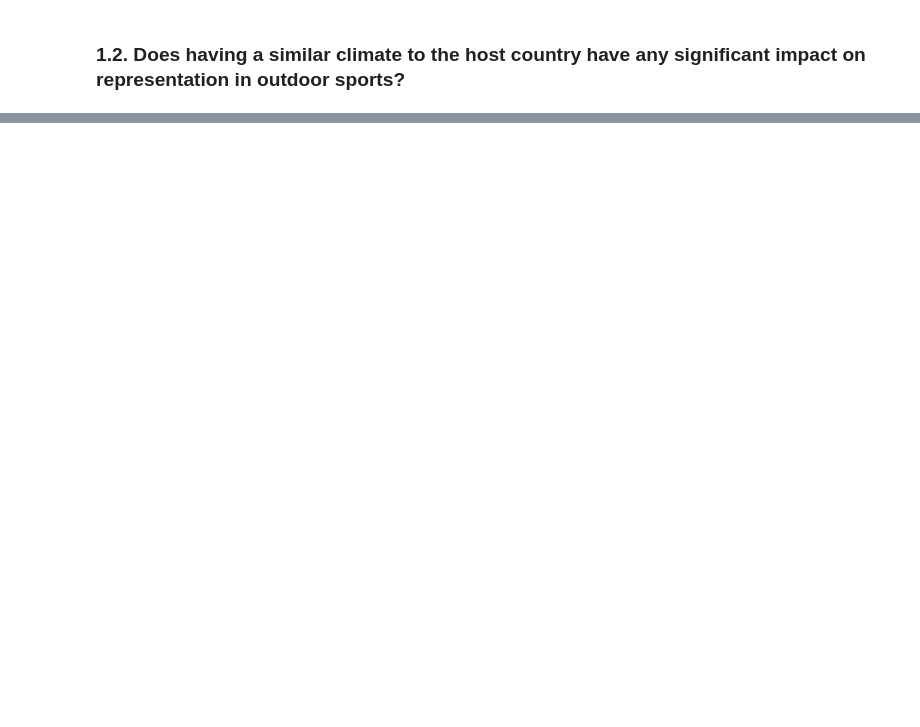
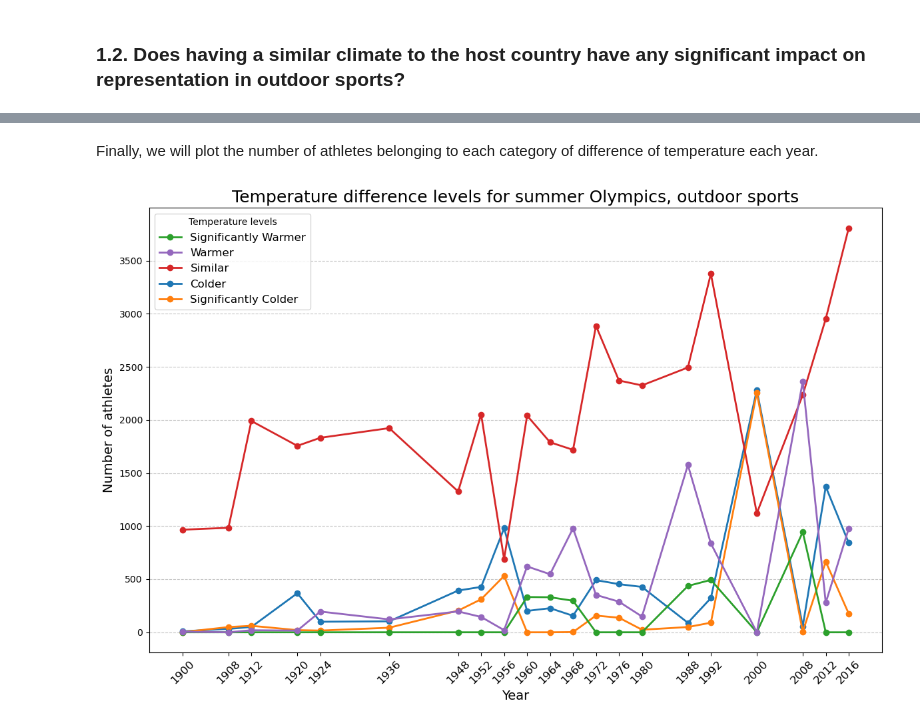
Before and after one commit to steve101q/DataWrangling, a Jupyter notebook: Olympics.ipynb, the cells around one changed output, grey strips where cells are left out. Drawn from its saved outputs; the diff is of its cells as text; code cells hidden in the pictures; blank space fills up the shorter version.

```diff
--- a/Olympics.ipynb
+++ b/Olympics.ipynb
@@ -112,0 +347,2 @@ As we can see, for both teams it is true that when the Olympic Games where hoste
+# %%
+df['Origin_Country'] = df['NOC'].map(noc_regions.set_index('NOC')['region'])
@@ -112,0 +351,3 @@ As we can see, for both teams it is true that when the Olympic Games where hoste
+# %%
+df['Origin_Country_Temp'] = df['Origin_Country'].map(country_avg_temp)
+df.loc[(df['Season'] != 'Summer') | (df['Type'] == 'Indoor'), 'Origin_Country_Temp'] = None
@@ -112,0 +365,2 @@ As we can see, for both teams it is true that when the Olympic Games where hoste
+# %%
+df['Temp_Difference'] = df['Host_Country_Temp'] - df['Origin_Country_Temp']
@@ -112,0 +379,16 @@ As we can see, for both teams it is true that when the Olympic Games where hoste
+# %%
+def temp_diff_levels(difference):
+    if pd.isna(difference):
+        return np.nan
+    elif difference >= 10:
+        return 'Significantly Warmer'
+    elif 5 <= difference < 10:
+        return 'Warmer'
+    elif -5 < difference < 5:
+        return 'Similar'
+    elif -10 <= difference <= -5:
+        return 'Colder'
+    else:
+        return 'Significantly Colder'
+
+df['TemperatureDifferenceLevels'] = df['Temp_Difference'].apply(temp_diff_levels)
@@ -112,0 +405,22 @@ As we can see, for both teams it is true that when the Olympic Games where hoste
+# %% [markdown]
+Finally, we will plot the number of athletes belonging to each category of difference of temperature each year.
+# %%
+yearly_counts = df.groupby(['Year', 'TemperatureDifferenceLevels']).size().unstack(fill_value=0)
+
+plt.figure(figsize=(12, 8))
+for level in yearly_counts.columns:
+    plt.plot(yearly_counts.index, yearly_counts[level], label=level, marker='o', linewidth=2)
+plt.title('Temperature difference levels for summer Olympics, outdoor sports', fontsize=18)
+plt.xlabel('Year', fontsize=14)
+plt.ylabel('Number of athletes', fontsize=14)
+handles, labels = plt.gca().get_legend_handles_labels()
+new_order = ['Significantly Warmer', 'Warmer', 'Similar', 'Colder', 'Significantly Colder']
+ordered_handles = [handles[labels.index(label)] for label in new_order]
+plt.legend(ordered_handles, new_order, title='Temperature levels', fontsize=12)
+plt.grid(axis='y', linestyle='--', alpha=0.7)
+plt.xticks(yearly_counts.index, rotation=45, fontsize=12)
+plt.tight_layout()
+
+plt.show()
+# %% [output]
+[figure, added]
```
Also changed, not shown: parts of 84 cells of this notebook.
